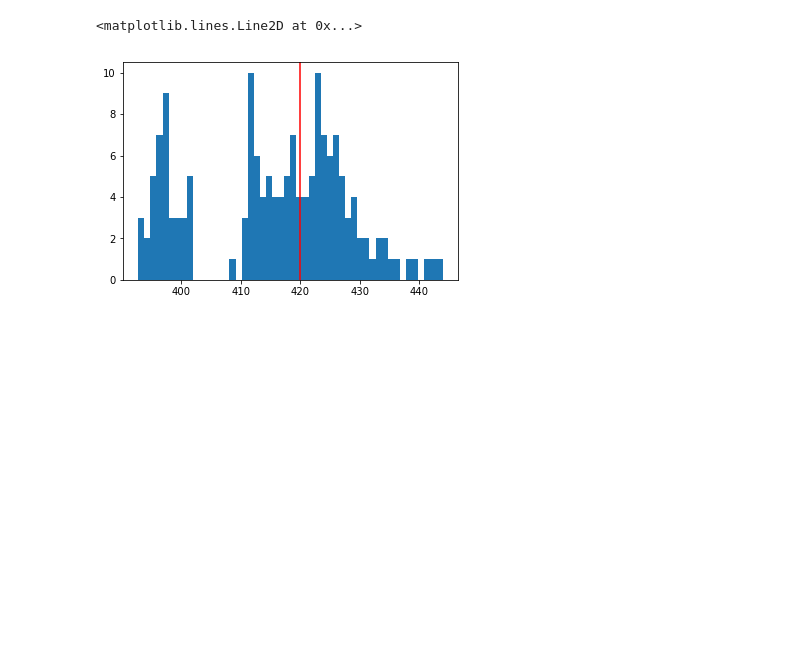
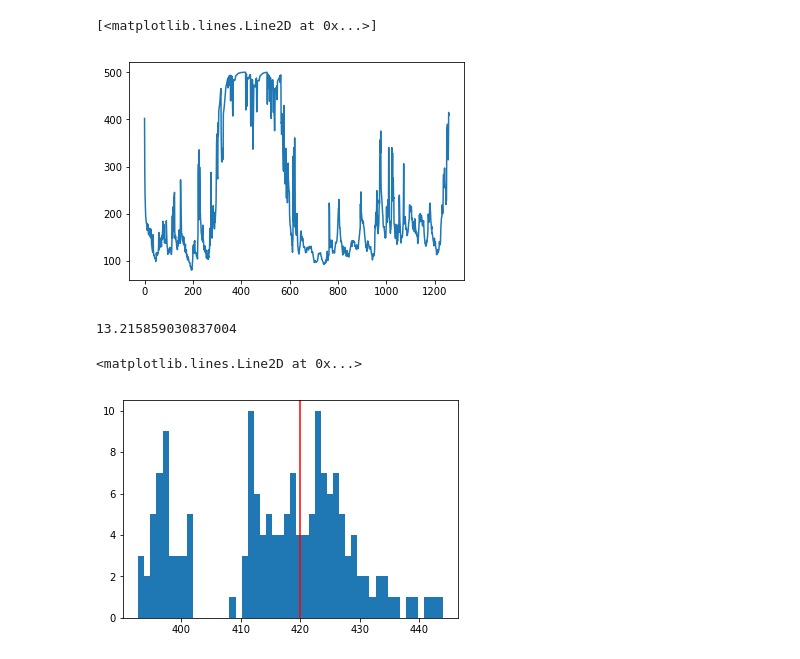
Before and after one commit to semeniuta/CarND-Advanced-Lane-Lines, a Jupyter notebook: 8_curvature_and_pos.ipynb, the cells around one changed output. Saved outputs shown, nothing was run; the diff lists cells and outputs as text; code cells hidden in the pictures; blank space fills up the shorter version.

```diff
--- a/8_curvature_and_pos.ipynb
+++ b/8_curvature_and_pos.ipynb
@@ -52,3 +117,12 @@ def lane_center(poly_x_left, poly_x_right, last_n=15):
+# %%
+plt.plot(curvatures_smoothed)
+# %% [output]
+[<matplotlib.lines.Line2D at 0x...>]
+[figure, added]
+# %%
+1500 / 113.5
+# %% [output]
+13.215859030837004
 # %%
 diffs_list = []
 
```
Also changed, not shown: parts of 4 cells of this notebook, 5 other files.
